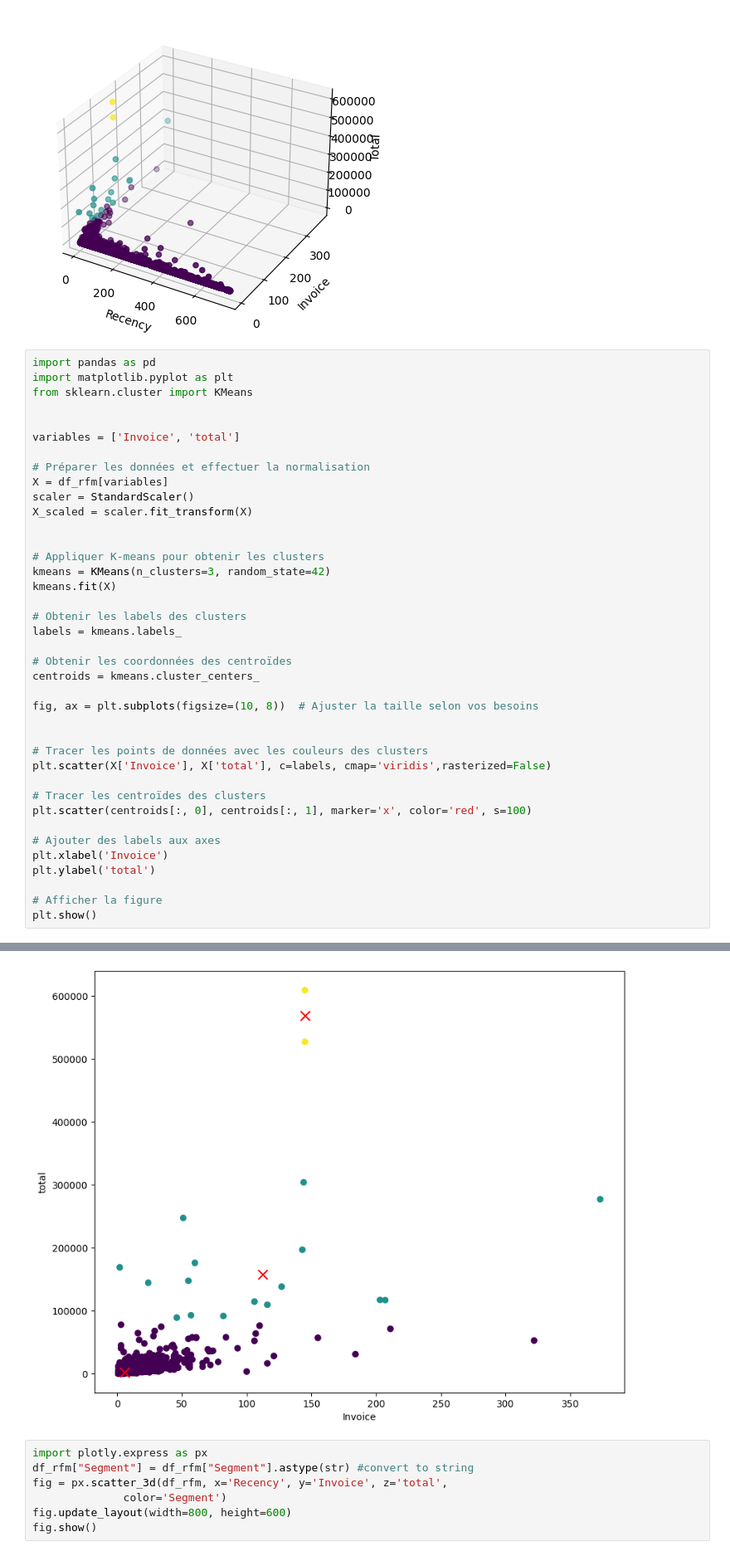
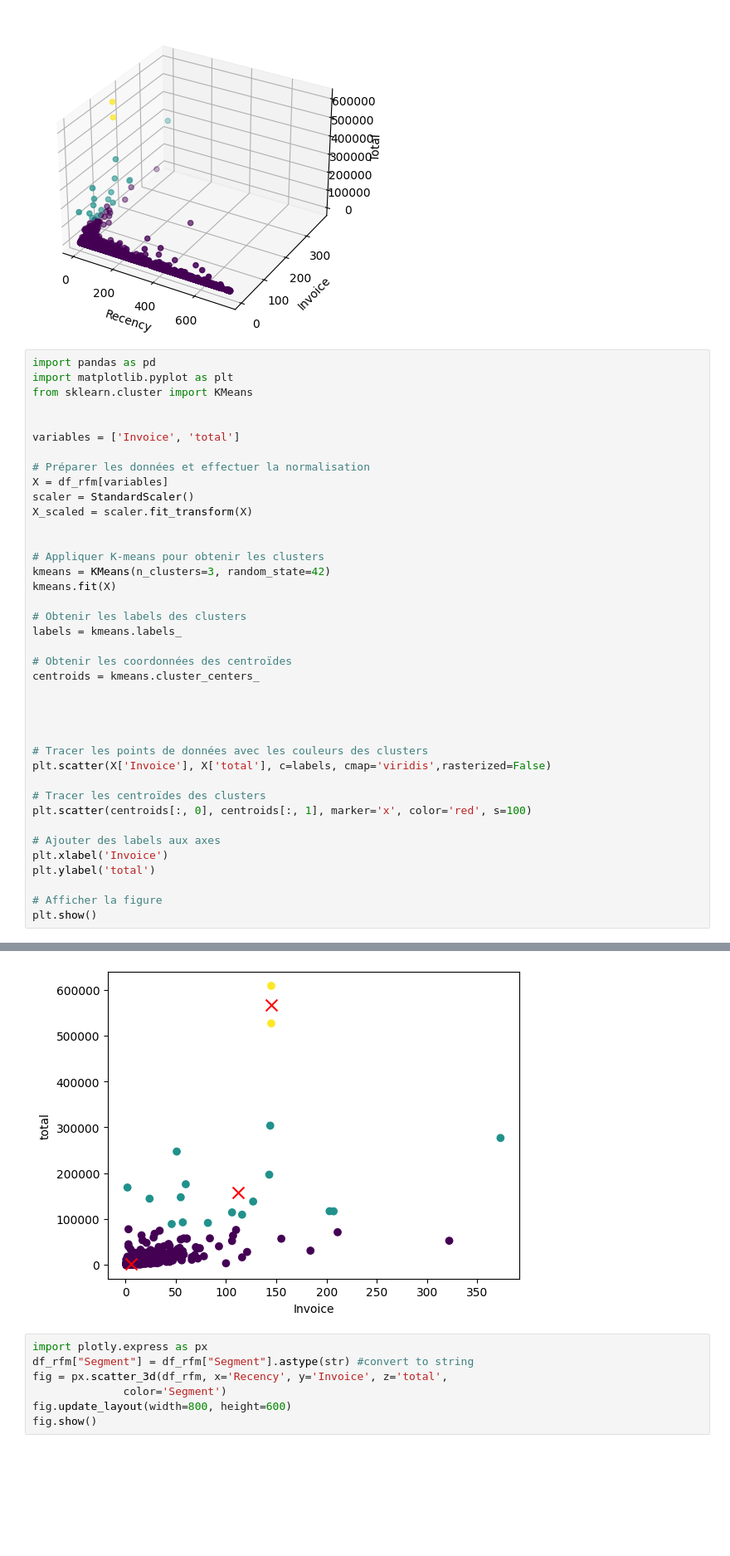
Before and after one commit to Manonp59/uk-retail, a Jupyter notebook: analyse.ipynb, the cells around one changed output, grey strips where cells are left out. Shown: that part at 83% size. Cells and saved outputs as stored; diff of their text form; blank space fills up the shorter version.

Commit message:
représentation graphique

```diff
--- a/analyse.ipynb
+++ b/analyse.ipynb
@@ -353,7 +419,7 @@ labels = kmeans.labels_
 # Obtenir les coordonnées des centroïdes
 centroids = kmeans.cluster_centers_
 
-fig, ax = plt.subplots(figsize=(10, 8))  # Ajuster la taille selon vos besoins
+
 
 
 # Tracer les points de données avec les couleurs des clusters
@@ -372,4 +439,4 @@ plt.show()
-[figure, old version]
+[figure, new version]
 # %%
 import plotly.express as px
 df_rfm["Segment"] = df_rfm["Segment"].astype(str) #convert to string
```
Also changed, not shown: parts of 5 cells of this notebook.
